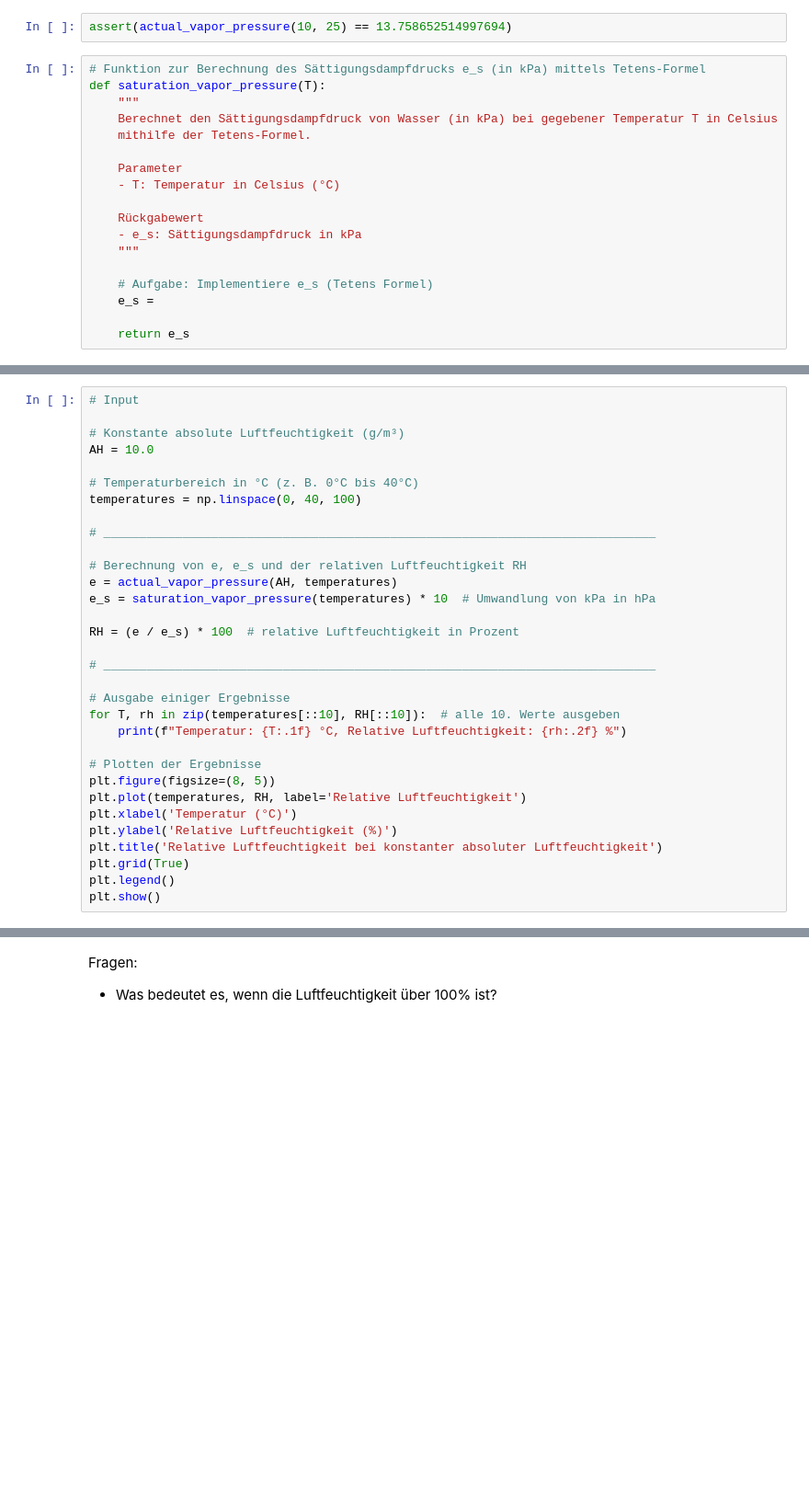
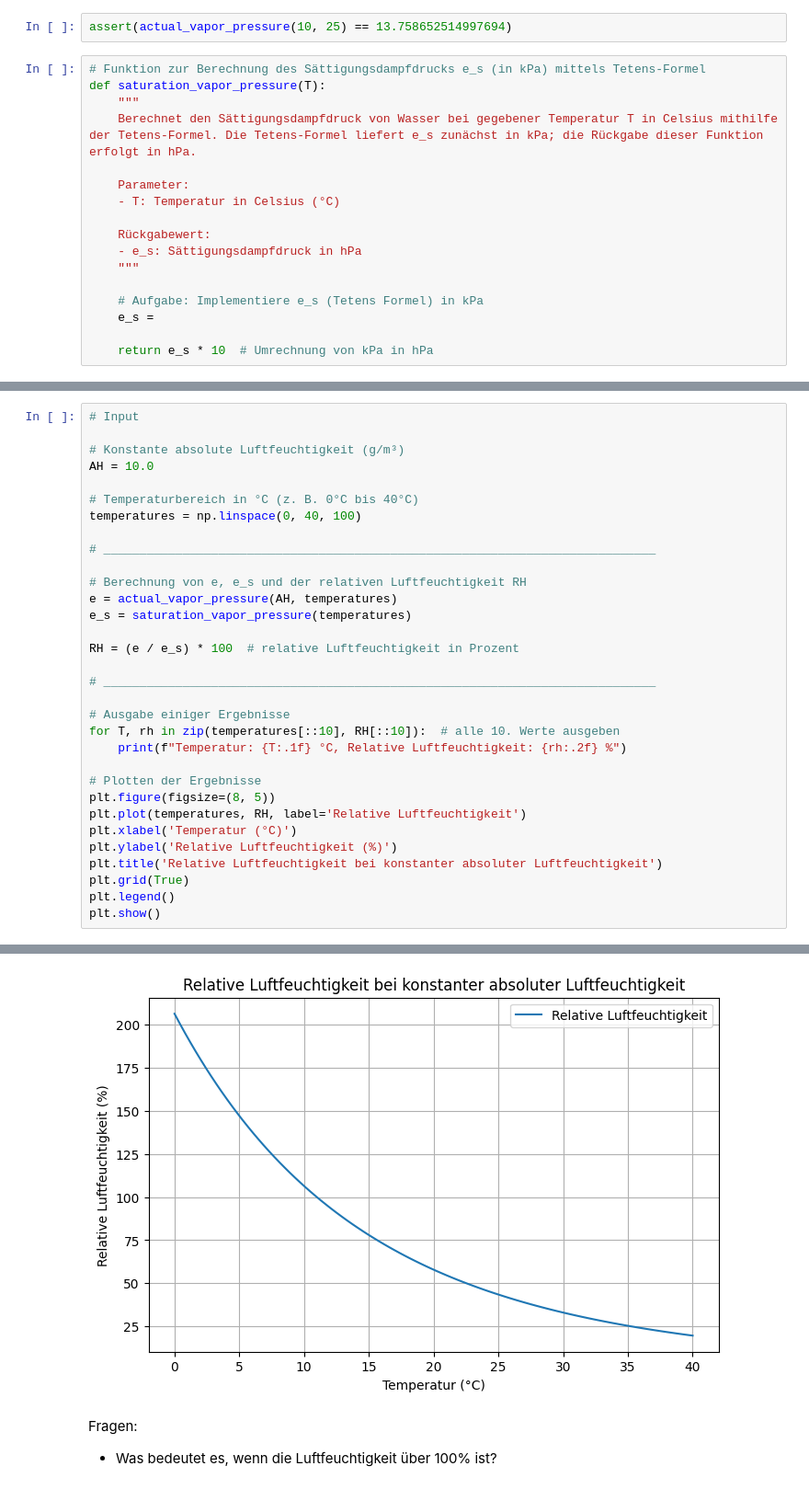
Before and after one commit to tum-esm/HES-2-Praktikum, a Jupyter notebook: notebooks/4_Dilution_Correction.ipynb, the cells around one changed output, grey strips where cells are left out. Shown at 92% size. Cells and saved outputs as stored; diff of their text form; blank space fills up the shorter version.

```diff
--- a/notebooks/4_Dilution_Correction.ipynb
+++ b/notebooks/4_Dilution_Correction.ipynb
@@ -127,19 +131,18 @@ assert(actual_vapor_pressure(10, 25) == 13.758652514997694)
 # Funktion zur Berechnung des Sättigungsdampfdrucks e_s (in kPa) mittels Tetens-Formel
 def saturation_vapor_pressure(T):
     """
-    Berechnet den Sättigungsdampfdruck von Wasser (in kPa) bei gegebener Temperatur T in Celsius
-    mithilfe der Tetens-Formel.
+    Berechnet den Sättigungsdampfdruck von Wasser bei gegebener Temperatur T in Celsius mithilfe der Tetens-Formel. Die Tetens-Formel liefert e_s zunächst in kPa; die Rückgabe dieser Funktion erfolgt in hPa.
 
-    Parameter
+    Parameter:
     - T: Temperatur in Celsius (°C)
 
-    Rückgabewert
-    - e_s: Sättigungsdampfdruck in kPa
+    Rückgabewert:
+    - e_s: Sättigungsdampfdruck in hPa
     """
 
-    # Aufgabe: Implementiere e_s (Tetens Formel)
+    # Aufgabe: Implementiere e_s (Tetens Formel) in kPa
     e_s =
 
-    return e_s
+    return e_s * 10  # Umrechnung von kPa in hPa
 # %%
 # Prüfe deine Implementierung
@@ -157,7 +160,7 @@ temperatures = np.linspace(0, 40, 100)
 
 # Berechnung von e, e_s und der relativen Luftfeuchtigkeit RH
 e = actual_vapor_pressure(AH, temperatures)
-e_s = saturation_vapor_pressure(temperatures) * 10  # Umwandlung von kPa in hPa
+e_s = saturation_vapor_pressure(temperatures)
 
 RH = (e / e_s) * 100  # relative Luftfeuchtigkeit in Prozent
 
@@ -176,3 +179,4 @@ plt.title('Relative Luftfeuchtigkeit bei konstanter absoluter Luftfeuchtigkeit')
 plt.grid(True)
 plt.legend()
 plt.show()
+# %% [output]
@@ -179,3 +193,4 @@ plt.show()
+[figure, added]
 # %% [markdown]
 Fragen:
 
```
Also changed, not shown: parts of 5 cells of this notebook.
